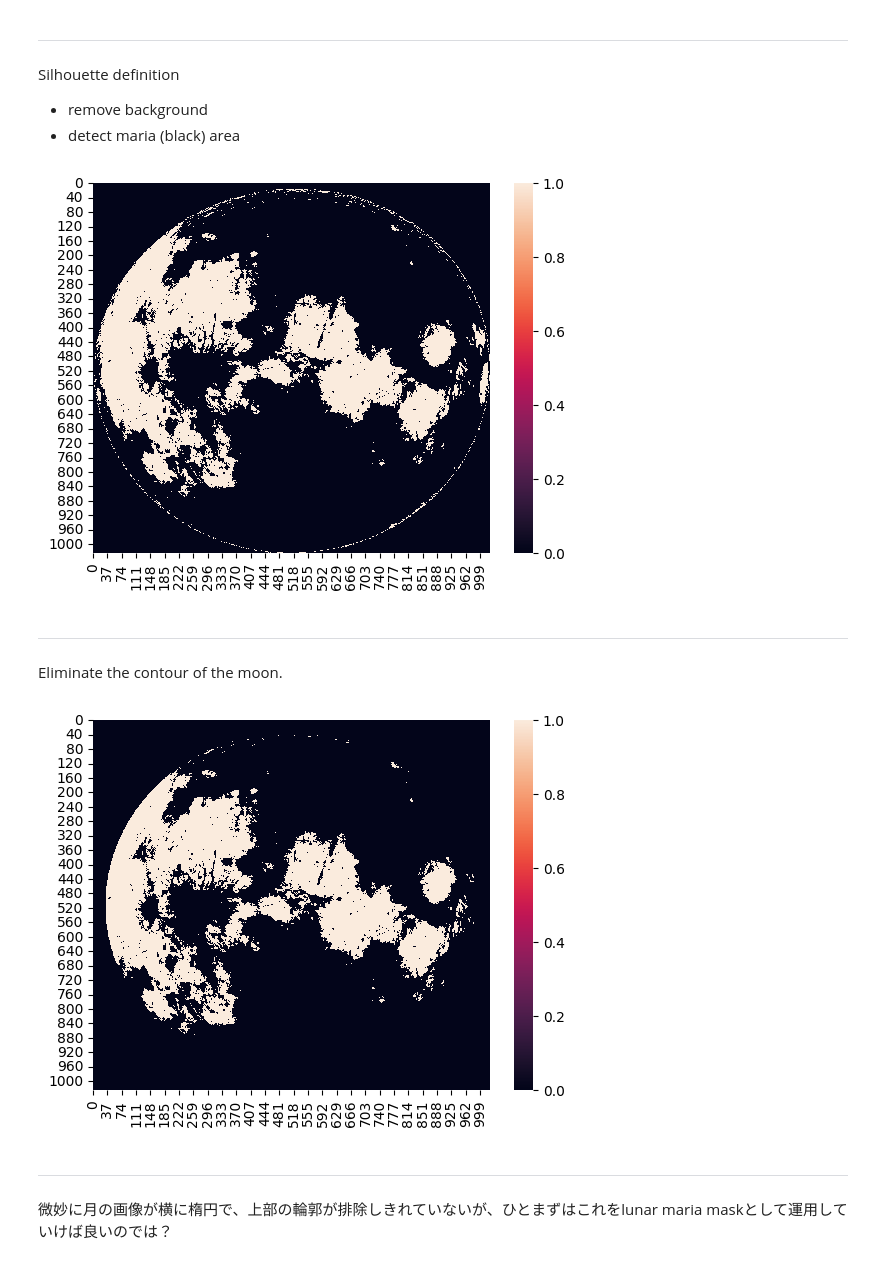
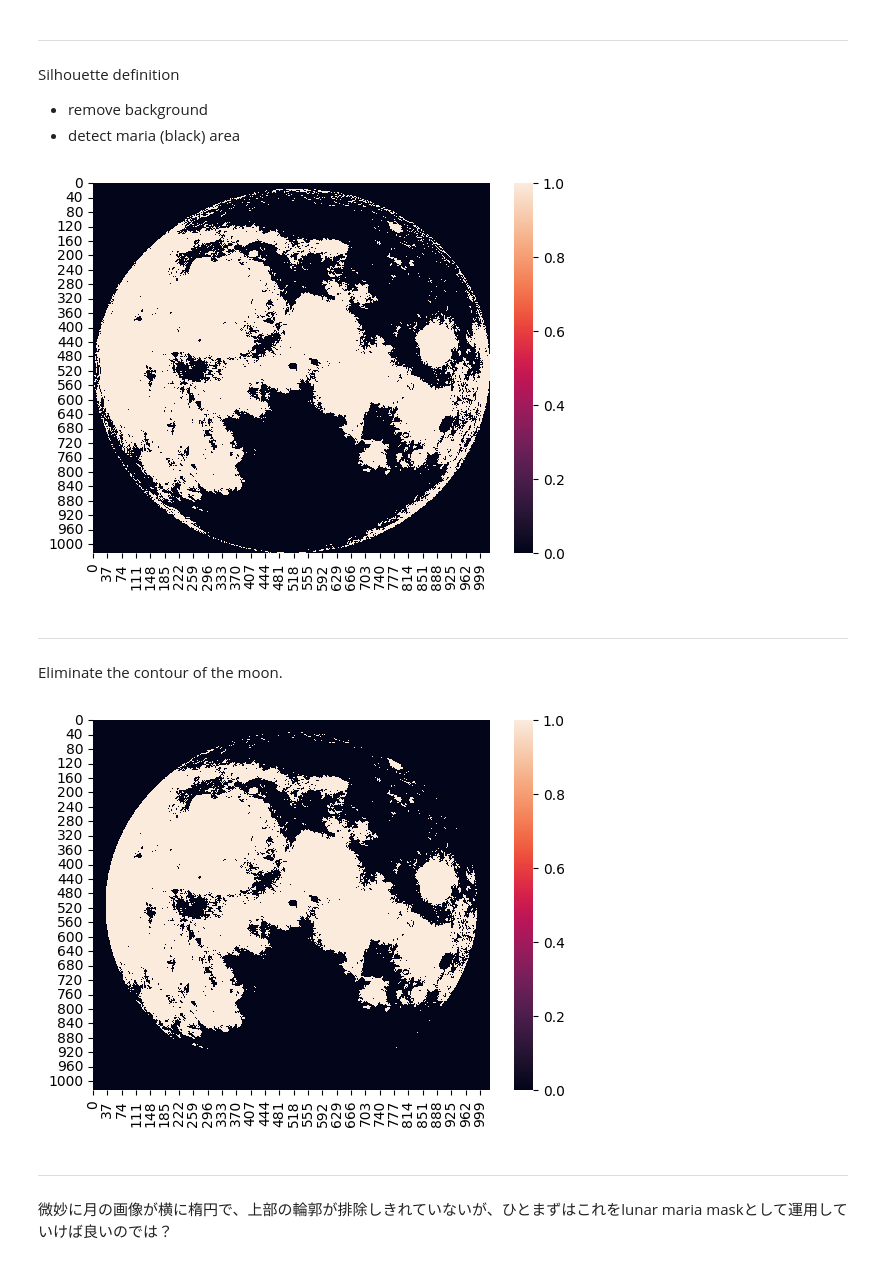
Before and after one commit to groovy-phazuma/Moon_Pattern_Inference, a Jupyter notebook: maria_segmentation/231126_silhouette_binary_extraction.ipynb, the cells around one changed output. Cells and saved outputs as stored; diff of their text form; code cells hidden in the pictures.

```diff
--- a/maria_segmentation/231126_silhouette_binary_extraction.ipynb
+++ b/maria_segmentation/231126_silhouette_binary_extraction.ipynb
@@ -25,15 +25,15 @@ Silhouette definition
 - detect maria (black) area
 # %%
 background_threshold = 5
-threshold = 80
+threshold = 120
 image = np.where(image<background_threshold,252,image) # remove background
 binary_image = np.where(image<threshold,1,0)
 
 # plot binary image
 sns.heatmap(binary_image)
 plt.show()
 # %% [output]
-[figure, old version]
+[figure, new version]
 # %% [markdown]
 ***
 Eliminate the contour of the moon.
@@ -48,7 +48,7 @@ silhouette = np.where(d < r*r, binary_image, 0)
 sns.heatmap(silhouette)
 plt.show()
 # %% [output]
-[figure, old version]
+[figure, new version]
 # %% [markdown]
 ***
 微妙に月の画像が横に楕円で、上部の輪郭が排除しきれていないが、ひとまずはこれをlunar maria maskとして運用していけば良いのでは？
```
Also changed, not shown: 1 other file.
